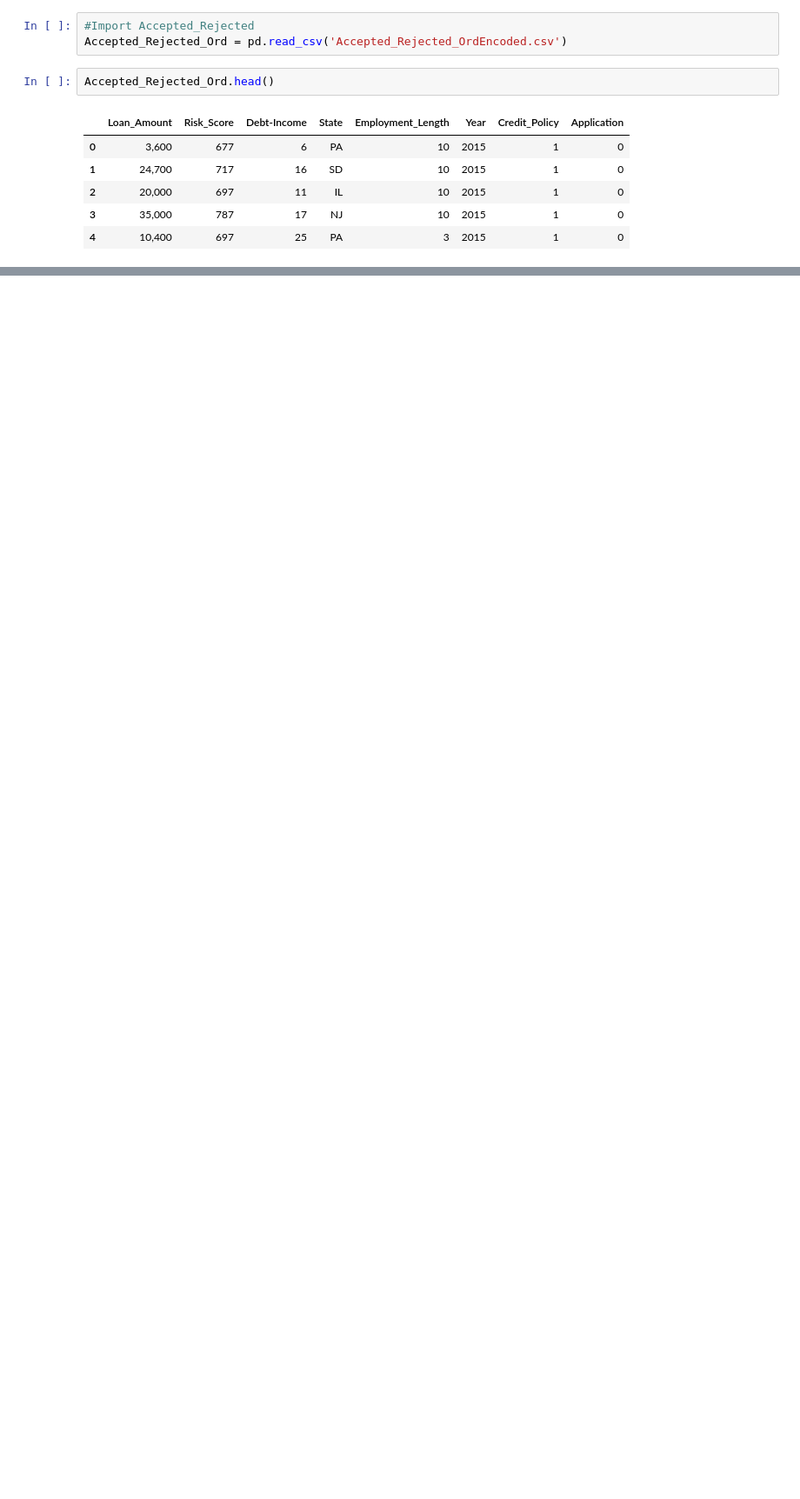
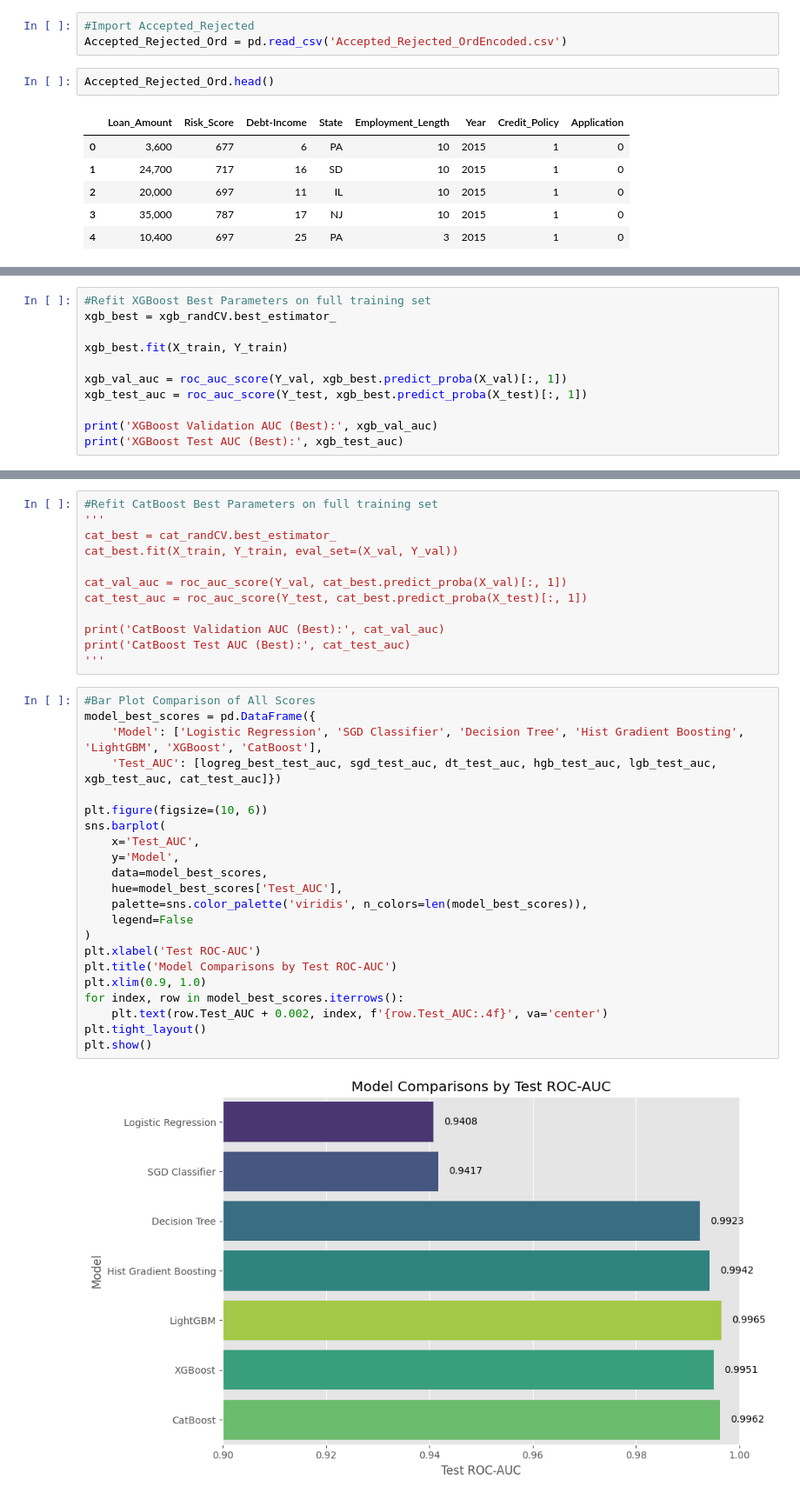
Before and after one commit to edwardweldon100/LendingClub-Capstone-Project, a Jupyter notebook: Lending Club Dataset- Model- Accepted_Rejected.ipynb, the cells around one changed output, grey strips where cells are left out. Shown at 87% size. Drawn from its saved outputs; the diff is of its cells as text; blank space fills up the shorter version.

Commit message:
Modeling Accepted_Rejected
Modeling Accepted vs Rejected using AUC_ROC score

```diff
--- a/Lending Club Dataset- Model- Accepted_Rejected.ipynb
+++ b/Lending Club Dataset- Model- Accepted_Rejected.ipynb
@@ -124,0 +468,11 @@ print('Best Params:', logreg_rand.best_params_)
+# %%
+#Refit XGBoost Best Parameters on full training set
+xgb_best = xgb_randCV.best_estimator_
+
+xgb_best.fit(X_train, Y_train)
+
+xgb_val_auc = roc_auc_score(Y_val, xgb_best.predict_proba(X_val)[:, 1])
+xgb_test_auc = roc_auc_score(Y_test, xgb_best.predict_proba(X_test)[:, 1])
+
+print('XGBoost Validation AUC (Best):', xgb_val_auc)
+print('XGBoost Test AUC (Best):', xgb_test_auc)
@@ -124,0 +526,36 @@ print('Best Params:', logreg_rand.best_params_)
+# %%
+#Refit CatBoost Best Parameters on full training set
+'''
+cat_best = cat_randCV.best_estimator_
+cat_best.fit(X_train, Y_train, eval_set=(X_val, Y_val))
+
+cat_val_auc = roc_auc_score(Y_val, cat_best.predict_proba(X_val)[:, 1])
+cat_test_auc = roc_auc_score(Y_test, cat_best.predict_proba(X_test)[:, 1])
+
+print('CatBoost Validation AUC (Best):', cat_val_auc)
+print('CatBoost Test AUC (Best):', cat_test_auc)
+'''
+# %%
+#Bar Plot Comparison of All Scores
+model_best_scores = pd.DataFrame({
+    'Model': ['Logistic Regression', 'SGD Classifier', 'Decision Tree', 'Hist Gradient Boosting', 'LightGBM', 'XGBoost', 'CatBoost'],
+    'Test_AUC': [logreg_best_test_auc, sgd_test_auc, dt_test_auc, hgb_test_auc, lgb_test_auc, xgb_test_auc, cat_test_auc]})
+
+plt.figure(figsize=(10, 6))
+sns.barplot(
+    x='Test_AUC',
+    y='Model',
+    data=model_best_scores,
+    hue=model_best_scores['Test_AUC'],
+    palette=sns.color_palette('viridis', n_colors=len(model_best_scores)),
+    legend=False
+)
+plt.xlabel('Test ROC-AUC')
+plt.title('Model Comparisons by Test ROC-AUC')
+plt.xlim(0.9, 1.0)
+for index, row in model_best_scores.iterrows():
+    plt.text(row.Test_AUC + 0.002, index, f'{row.Test_AUC:.4f}', va='center')
+plt.tight_layout()
+plt.show()
+# %% [output]
+[figure, added]
```
Also changed, not shown: parts of 28 cells of this notebook.
